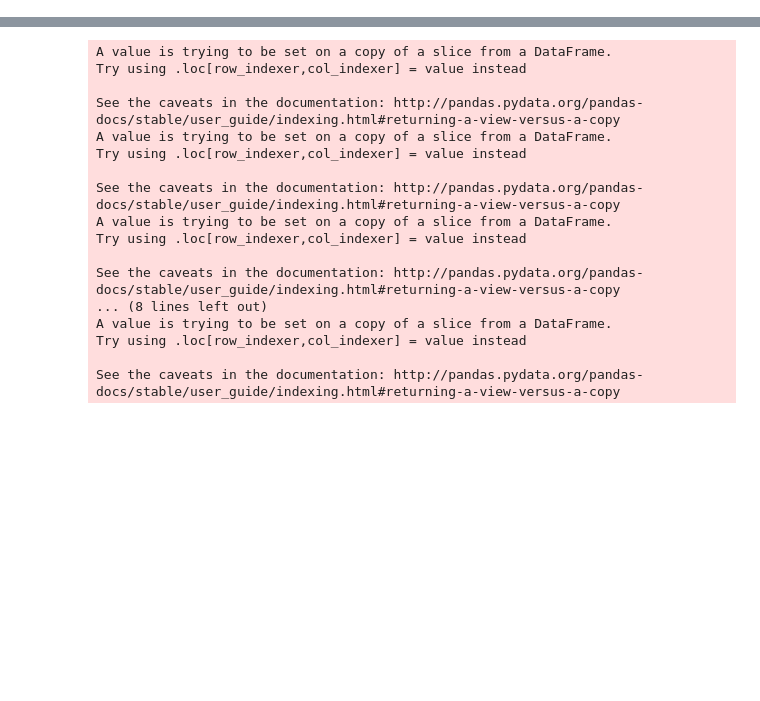
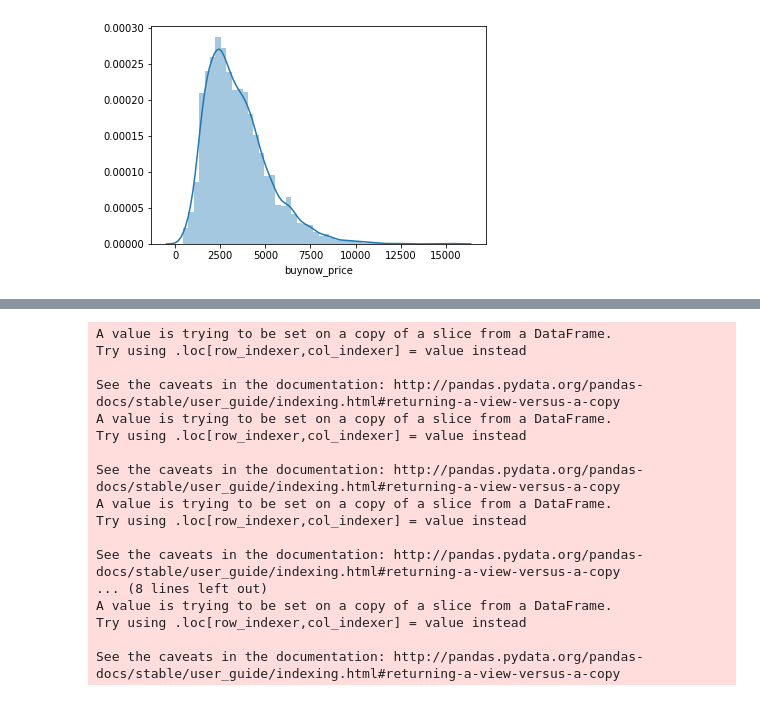
Before and after one commit to sadowskimarcin10/laptop-price, a Jupyter notebook: eda.ipynb, the cells around one changed output, grey strips where cells are left out. Drawn from its saved outputs; the diff is of its cells as text; code cells hidden in the pictures; blank space fills up the shorter version.

```diff
--- a/eda.ipynb
+++ b/eda.ipynb
@@ -57,0 +119,5 @@ train_num = train[['taktowanie bazowe procesora (ghz)', 'pojemność dysku (gb)'
+# %%
+sns.distplot(train["buynow_price"])
+plt.show()
+# %% [output]
+[figure, added]
```
Also changed, not shown: parts of 24 cells of this notebook.
